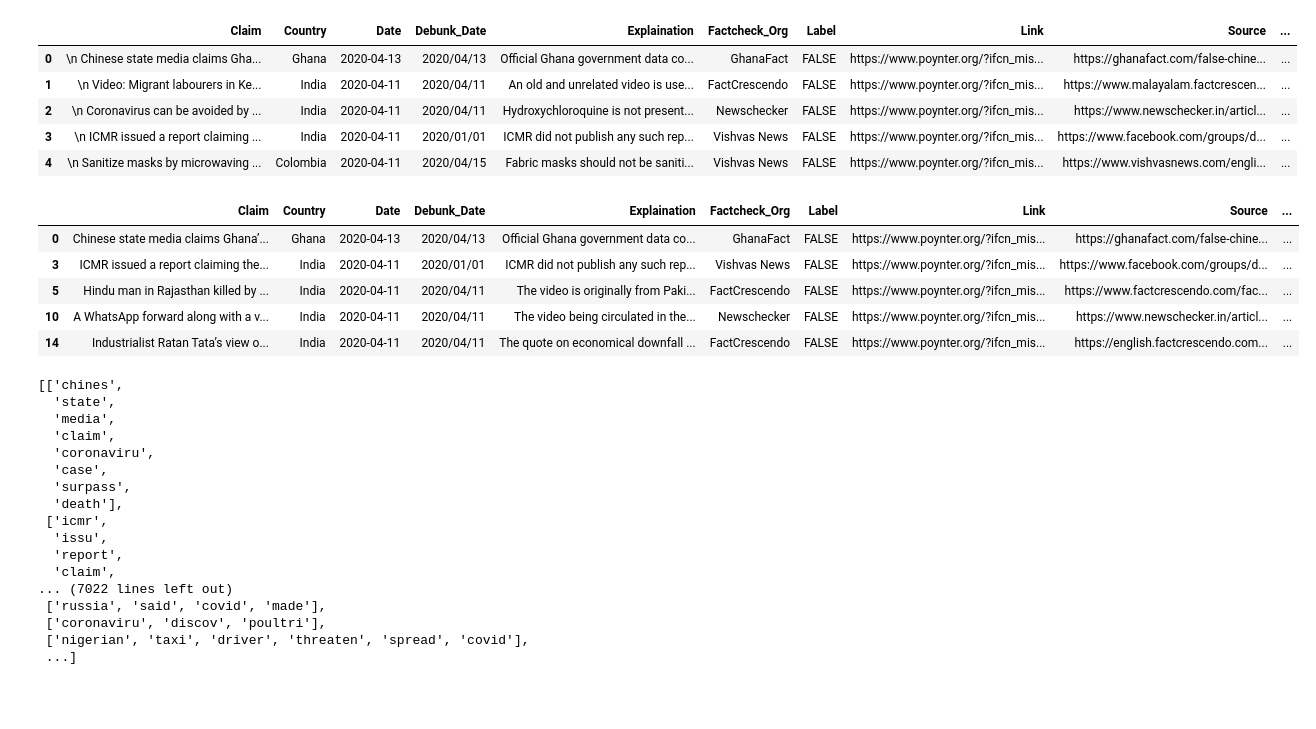
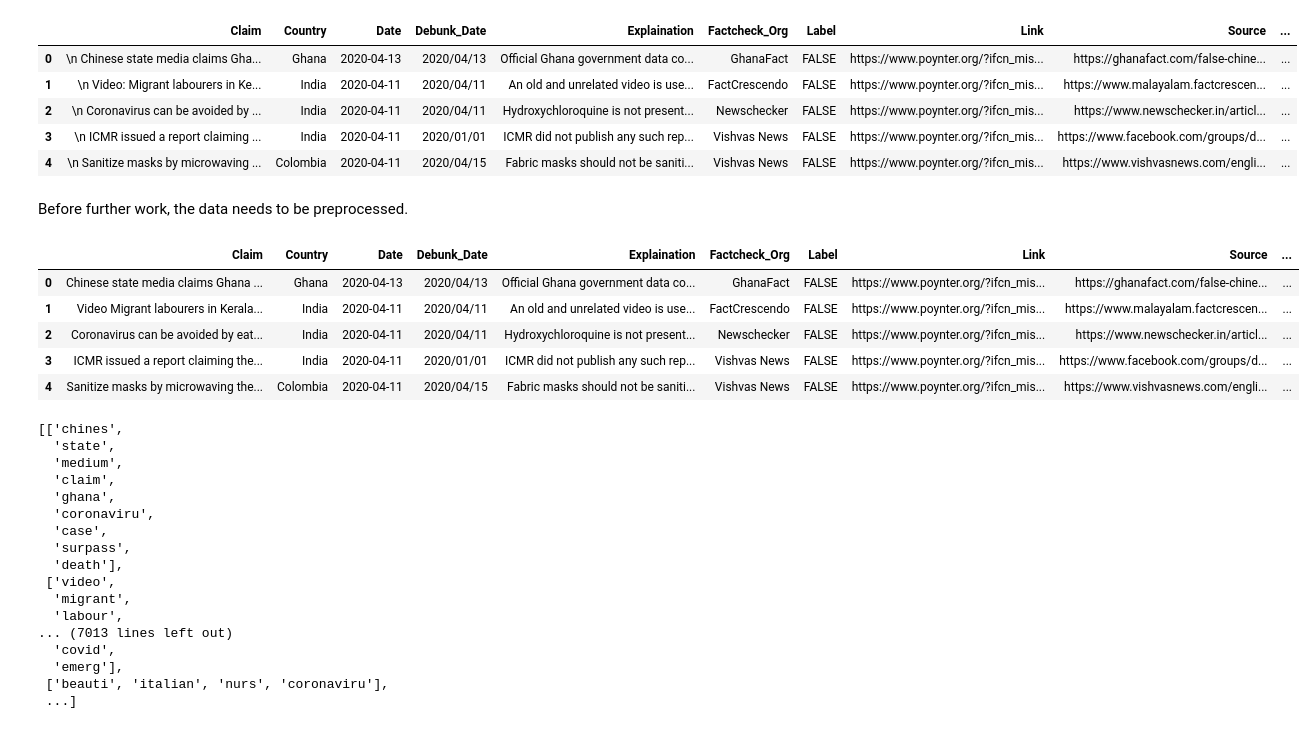
Before and after one commit to harvey-cash/covid-rumours, a Jupyter notebook: Darwin.ipynb, the cells around one changed output. Cells and saved outputs as stored; diff of their text form; code cells hidden in the pictures; blank space fills up the shorter version.

Commit message:
improved LTA, experiments, labelled rumours

```diff
--- a/Darwin.ipynb
+++ b/Darwin.ipynb
@@ -10,18 +13,21 @@ df.head()
 | 2 | \n Coronavirus can be avoided by ... | India | 2020-04-11 | 2020/04/11 | Hydroxychloroquine is not present... | Newschecker | FALSE | https://www.poynter.org/?ifcn_mis... | https://www.newschecker.in/articl... | ... |
 | 3 | \n ICMR issued a report claiming ... | India | 2020-04-11 | 2020/01/01 | ICMR did not publish any such rep... | Vishvas News | FALSE | https://www.poynter.org/?ifcn_mis... | https://www.facebook.com/groups/d... | ... |
 | 4 | \n Sanitize masks by microwaving ... | Colombia | 2020-04-11 | 2020/04/15 | Fabric masks should not be saniti... | Vishvas News | FALSE | https://www.poynter.org/?ifcn_mis... | https://www.vishvasnews.com/engli... | ... |
+# %% [markdown]
+Before further work, the data needs to be preprocessed.
 # %%
-df_new = df[df.Source_Lang.eq('en')].copy()
-df_new['Claim'] = df_new['Claim'].str.replace(r'[-:,.;:%\s+\d+]',' ')
+#df_new = df[df.Source_Lang.eq('en')].copy() #only use English-based rumours
+df_new = df.copy()
+df_new['Claim'] = df_new['Claim'].str.replace(r'[_\W\d]',' ')
 df_new.reindex()
 df_new.head()
 # %% [output]
 |  | Claim | Country | Date | Debunk_Date | Explaination | Factcheck_Org | Label | Link | Source | ... |
-| 0 | Chinese state media claims Ghana’... | Ghana | 2020-04-13 | 2020/04/13 | Official Ghana government data co... | GhanaFact | FALSE | https://www.poynter.org/?ifcn_mis... | https://ghanafact.com/false-chine... | ... |
+| 0 | Chinese state media claims Ghana ... | Ghana | 2020-04-13 | 2020/04/13 | Official Ghana government data co... | GhanaFact | FALSE | https://www.poynter.org/?ifcn_mis... | https://ghanafact.com/false-chine... | ... |
+| 1 | Video Migrant labourers in Kerala... | India | 2020-04-11 | 2020/04/11 | An old and unrelated video is use... | FactCrescendo | FALSE | https://www.poynter.org/?ifcn_mis... | https://www.malayalam.factcrescen... | ... |
+| 2 | Coronavirus can be avoided by eat... | India | 2020-04-11 | 2020/04/11 | Hydroxychloroquine is not present... | Newschecker | FALSE | https://www.poynter.org/?ifcn_mis... | https://www.newschecker.in/articl... | ... |
 | 3 | ICMR issued a report claiming the... | India | 2020-04-11 | 2020/01/01 | ICMR did not publish any such rep... | Vishvas News | FALSE | https://www.poynter.org/?ifcn_mis... | https://www.facebook.com/groups/d... | ... |
-| 5 | Hindu man in Rajasthan killed by ... | India | 2020-04-11 | 2020/04/11 | The video is originally from Paki... | FactCrescendo | FALSE | https://www.poynter.org/?ifcn_mis... | https://www.factcrescendo.com/fac... | ... |
-| 10 | A WhatsApp forward along with a v... | India | 2020-04-11 | 2020/04/11 | The video being circulated in the... | Newschecker | FALSE | https://www.poynter.org/?ifcn_mis... | https://www.newschecker.in/articl... | ... |
-| 14 | Industrialist Ratan Tata’s view o... | India | 2020-04-11 | 2020/04/11 | The quote on economical downfall ... | FactCrescendo | FALSE | https://www.poynter.org/?ifcn_mis... | https://english.factcrescendo.com... | ... |
+| 4 | Sanitize masks by microwaving the... | Colombia | 2020-04-11 | 2020/04/15 | Fabric masks should not be saniti... | Vishvas News | FALSE | https://www.poynter.org/?ifcn_mis... | https://www.vishvasnews.com/engli... | ... |
 # %%
 import nltk
 from nltk.tokenize import word_tokenize
@@ -31,6 +37,8 @@ from nltk.stem.lancaster import LancasterStemmer
 import string
 import gensim
 from nltk.tokenize import sent_tokenize
+from nltk.stem import WordNetLemmatizer
+wordnet_lemmatizer = WordNetLemmatizer()
 
 porter = PorterStemmer()
 lan_porter = LancasterStemmer()
@@ -38,30 +46,29 @@ stop_words = set(stopwords.words('english'))
 clean_content=[]
 i = 0
 for content in df_new['Claim']:
-    #turn string into tokens and remove \n and \r tags
-    tokenizer = nltk.RegexpTokenizer('\s+', gaps=True)
-    word_tokens = tokenizer.tokenize(content)
-    words = [porter.stem(w.lower()) for w in word_tokens if w not in stop_words and w.isalpha()]
+    #turn string into tokens
+    word_tokens = word_tokenize(content)
+    words = [porter.stem(wordnet_lemmatizer.lemmatize(w.lower())) for w in word_tokens if w not in stop_words] #remove stop words
     #lowercase, remove stop words and punctuation/numbers
     clean_content.append( [w for w in words if len(w) > 3] )
 clean_content
 # %% [output]
 [['chines',
   'state',
-  'media',
+  'medium',
   'claim',
+  'ghana',
   'coronaviru',
   'case',
   'surpass',
   'death'],
- ['icmr',
-  'issu',
-  'report',
-  'claim',
-... (7022 lines left out)
- ['russia', 'said', 'covid', 'made'],
- ['coronaviru', 'discov', 'poultri'],
- ['nigerian', 'taxi', 'driver', 'threaten', 'spread', 'covid'],
+ ['video',
+  'migrant',
+  'labour',
+... (7013 lines left out)
+  'covid',
+  'emerg'],
+ ['beauti', 'italian', 'nurs', 'coronaviru'],
  ...]
 # %%
 from gensim.utils import simple_preprocess
```
Also changed, not shown: parts of 20 cells of this notebook, 1 other file.
